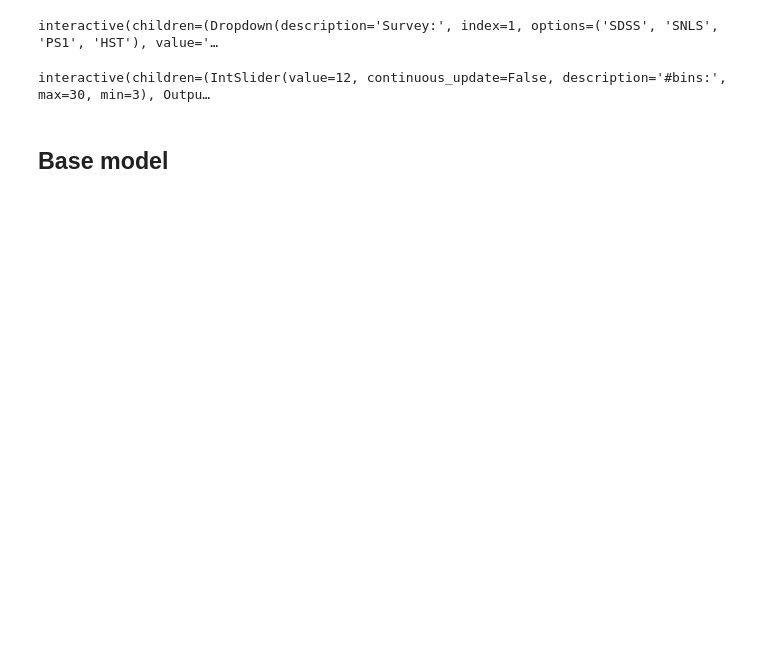
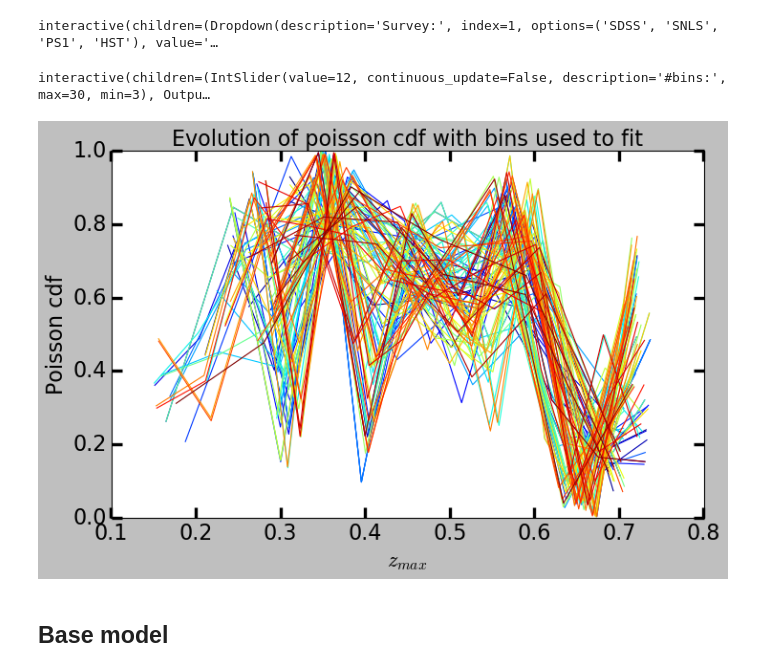
Before and after one commit to Nora-n/variaIa, a Jupyter notebook: notebooks/ModeFits.ipynb, the cells around one changed output. Cells and saved outputs as stored; diff of their text form; code cells hidden in the pictures; blank space fills up the shorter version.

```diff
--- a/notebooks/ModeFits.ipynb
+++ b/notebooks/ModeFits.ipynb
@@ -51,6 +51,61 @@ int_bins = ipw.interactive(set_bins, nb = nb)
 display(int_bins)
 # %% [output]
 interactive(children=(IntSlider(value=12, continuous_update=False, description='#bins:', max=30, min=3), Outpu…
+# %%
+reload(baserate)
+
+def pshow_r_SNLS(rawdata, guess, loops):
+    """ """
+    global x, y, nb_bins_r
+
+    import matplotlib.pyplot as plt
+    fig = plt.figure(figsize = [10,6])
+
+    ndata = rawdata[np.where(rawdata[np.where(rawdata>0.3)]<0.8)]
+    dl = len(ndata)
+
+    nbase_r = BaseRateModel()
+    nrate_r = RateFitter()
+
+    x = []
+    y = []
+    nb_bins_r = []
+
+    for i in range(loops):
+        ndata_r_a = np.random.randint(0,10)
+        ndata_r_b = np.random.randint(dl-10,dl+1)
+        ndata_r = ndata[ndata_r_a:ndata_r_b+1]
+        nb_bins_r.append(np.random.randint(5,13))
+        nbord_r = np.asarray(np.histogram(ndata_r, bins = nb_bins_r[i])[1])
+        nbins_r = np.asarray([[nbord_r[i],nbord_r[i+1]] for i in range(len(nbord_r)-1)]).T
+        ncounts_r = np.histogram(ndata_r, nbord_r)[0]
+
+        nrate_r.set_data(ncounts_r, nbins_r)
+        nrate_r.set_model(nbase_r)
+        #ratefitter.set_fitted_flag(ratefitter._central_redshiftranges < 0.7)
+        nrate_r.fit(a_guess = guess)
+
+        x.append(nrate_r._central_redshiftranges)
+        y.append(nrate_r.model.get_cumuprob(nrate_r.counts,\
+                                            nrate_r.redshift_ranges))
+
+        plt.plot(x[i],y[i])
+
+    ax = plt.gca()
+    ax.tick_params(axis = 'both',
+                   direction = 'in',
+                   length = 10, width = 3,
+                   labelsize = 20,
+                   which = 'both',
+                   top = True, right = True)
+    plt.xlabel('$z_{max}$', fontsize = 20)
+    plt.ylabel('Poisson cdf', fontsize = 20)
+
+    plt.title('Evolution of poisson cdf with bins used to fit', fontsize = 20)
+
+    plt.show()
+# %% [output]
+[figure, added]
 # %% [markdown]
 ## Base model
 # %%
```
Also changed, not shown: parts of 6 cells of this notebook, 2 other files.
